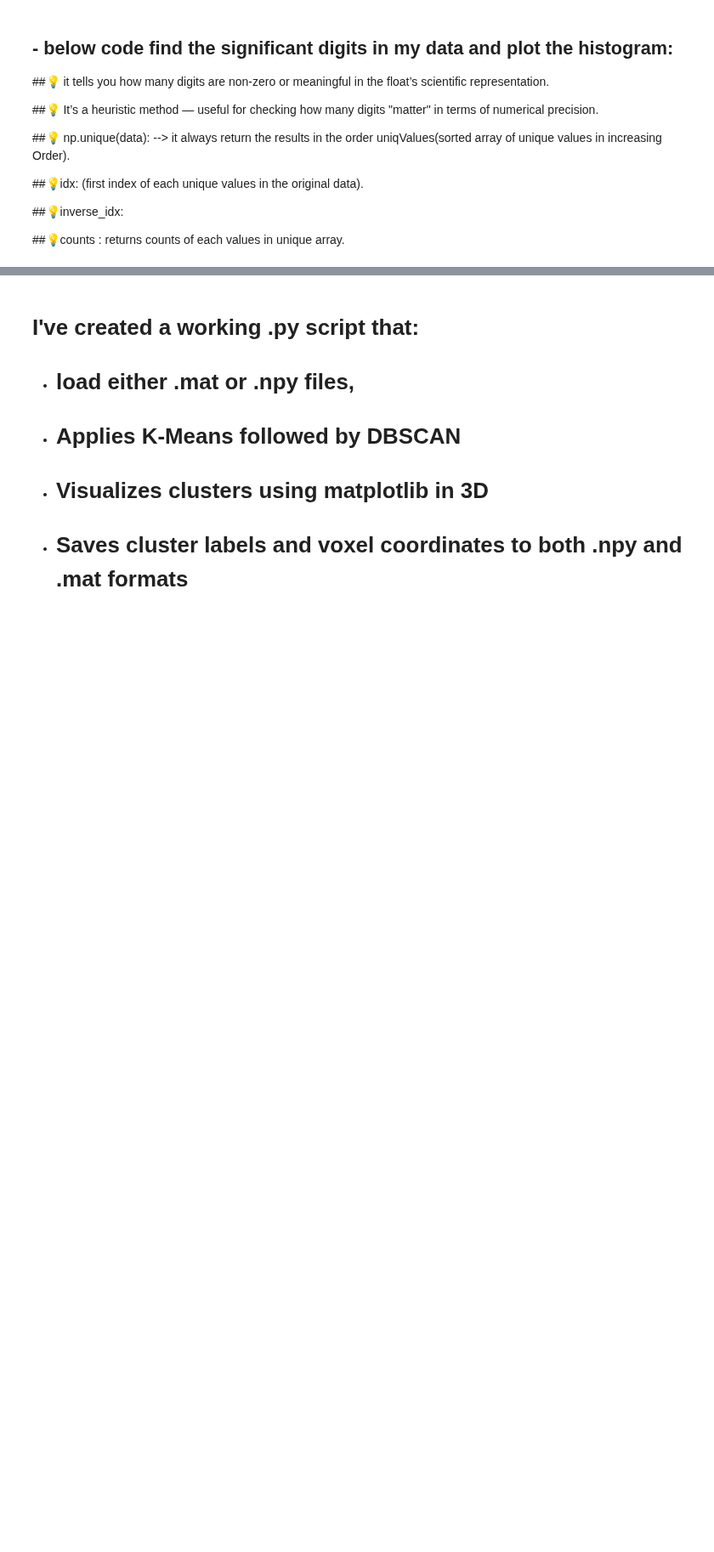
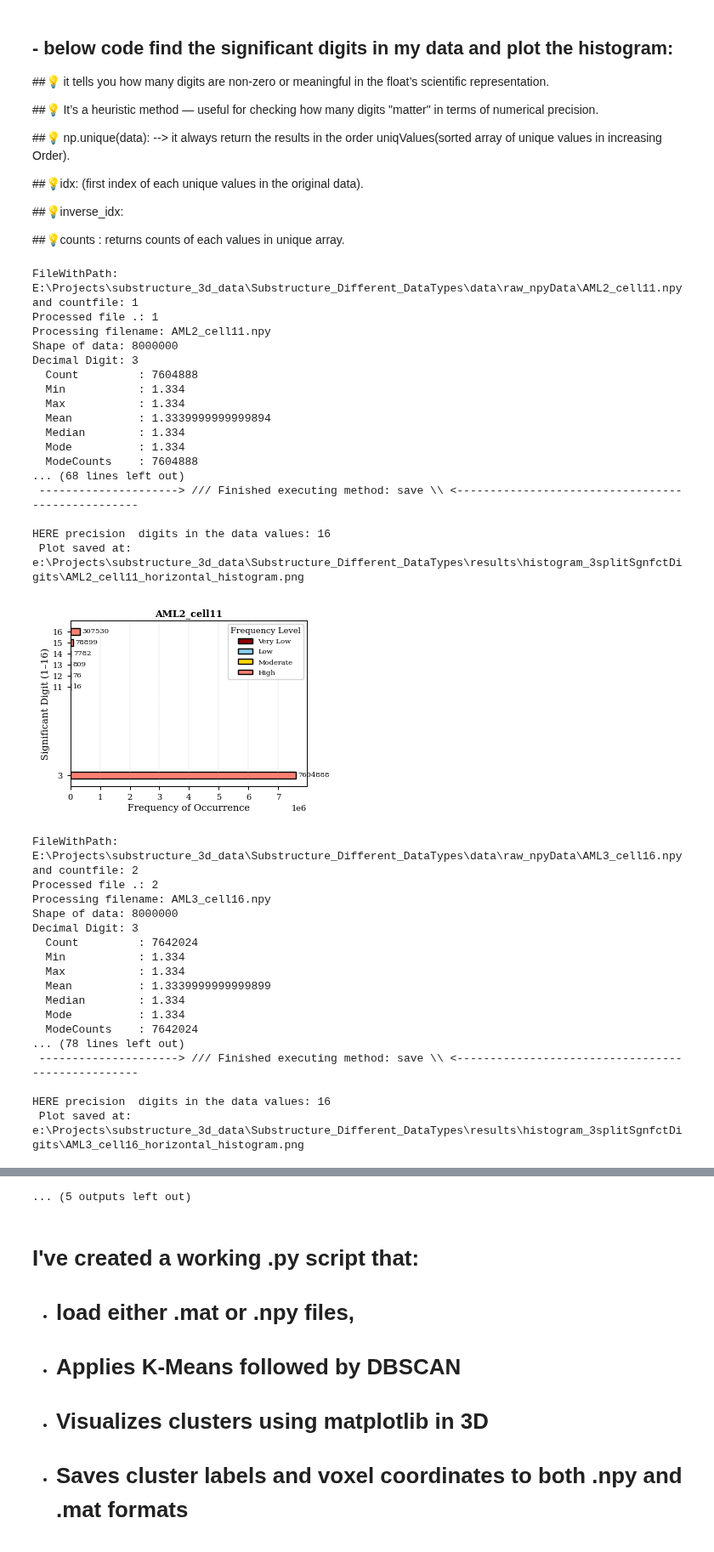
Before and after one commit to mohdrafik/Substructure_Different_DataTypes, a Jupyter notebook: src/main.ipynb, the cells around one changed output, grey strips where cells are left out. Shown at 85% size. Drawn from its saved outputs; the diff is of its cells as text; code cells hidden in the pictures; blank space fills up the shorter version.

Commit message:
again run some part like : decimal significant digits analysis

```diff
--- a/src/main.ipynb
+++ b/src/main.ipynb
@@ -1673,9 +1673,9 @@ for FileWithPath in fpath:
     print(f"Stats and values saved to: {save_path}")
 
 # ---------- !!!!!!!!!!!!!!!!!!!! from here I use continue to avoid further processing ................................ !!!!!!!!!!!!!!!!!
-    if countfile >= 1:   # For ignoring the saving the histogram and its plotting.
-        print(f"will not continue forward from here .....  metdata list")
-        continue
+    # if countfile >= 1:   # For ignoring the saving the histogram and its plotting.
+    #     print(f"will not continue forward from here .....  metdata list")
+    #     continue
 
     metadata_list = [
         {
@@ -1706,44 +1706,80 @@ for FileWithPath in fpath:
     # if countfile >=1:   # for ignoring the saving the histogram and its plotting.
     #     continue
 
-    DataPlotter.plot_histogram_with_annotate_counts(
-        Counts_OFUniqueValues,
-        UniqueValues,
-        title=f"{filename[:-4]}: Annotated Histogram",
-        xlabel=f"Significant Digit (1–{max(UniqueValues)})",
-        ylabel="Normalized Frequency (Fixed Height)",
-        saveplot=False,
-        filename=filename[:-4],
-        save_dir=save_dir,
-        dpi=600  # Publication-ready resolution
-    )
+    # DataPlotter.plot_histogram_with_annotate_counts(
+    #     Counts_OFUniqueValues,
+    #     UniqueValues,
+    #     title=f"{filename[:-4]}: Annotated Histogram",
+    #     xlabel=f"Significant Digit (1–{max(UniqueValues)})",
+    #     ylabel="Normalized Frequency (Fixed Height)",
+    #     saveplot=False,
+    #     filename=filename[:-4],
+    #     save_dir=save_dir,
+    #     dpi=600  # Publication-ready resolution
+    # )
 
 # 2ND -- invoke the function to plot histogram Here HORIZONTAL SPLIT HISTOGRAM : with color coding and annotation
     DataPlotter.plot_horizontal_split_histogram(
         significant_digit_data=significant_digit_data,
-        title=f"{filename[:-4]}: Annotated Histogram",
+        title=f"{filename[:-4]}", # title=f"{filename[:-4]}: Annotated Histogram
         xlabel="Frequency of Occurrence",
         ylabel=f"Significant Digit (1–{max(UniqueValues)})",
-        saveplot=False,
+        saveplot=True,
         filename=filename[:-4],
         save_dir=save_dir1
     )
 
 print(f"Total number of files processed: {countfile} and plot generated for each file if saveplot is True.")
 
 ################################ older version of histogram plot with color coding and annotation ###############
     # plt.figure(figsize=(8, 5))
     # plt.hist(significant_digit_data,bins='auto')
     # plt.title(f"Significant Digit Histogram: {filename}")
     # plt.xlabel(f"Significant Digit (1-{max(UniqueValues)})")
     # plt.ylabel("Frequency")
     # plt.xticks(range(1, max(UniqueValues)+1))
     # plt.grid(True)
     # plt.show()
     # Save the figure
     # hist_path = os.path.join(save_dir, f"{filename[:-4]}_histogram.png")
     # plt.savefig(hist_path)
     # plt.close()
     # Optional: Print most common digit
     # most_common_digit = np.argmax(counts) + 1  # bins are 1-indexed
     # print(f"Most frequent significant digit: {most_common_digit}")
+# %% [output]
+FileWithPath: E:\Projects\substructure_3d_data\Substructure_Different_DataTypes\data\raw_npyData\AML2_cell11.npy and countfile: 1
+Processed file .: 1
+Processing filename: AML2_cell11.npy
+Shape of data: 8000000
+Decimal Digit: 3
+  Count         : 7604888
+  Min           : 1.334
+  Max           : 1.334
+  Mean          : 1.3339999999999894
+  Median        : 1.334
+  Mode          : 1.334
+  ModeCounts    : 7604888
+... (68 lines left out)
+ ---------------------> /// Finished executing method: save \\ <--------------------------------------------------
+
+HERE precision  digits in the data values: 16
+ Plot saved at: e:\Projects\substructure_3d_data\Substructure_Different_DataTypes\results\histogram_3splitSgnfctDigits\AML2_cell11_horizontal_histogram.png
+[figure, added]
+FileWithPath: E:\Projects\substructure_3d_data\Substructure_Different_DataTypes\data\raw_npyData\AML3_cell16.npy and countfile: 2
+Processed file .: 2
+Processing filename: AML3_cell16.npy
+Shape of data: 8000000
+Decimal Digit: 3
+  Count         : 7642024
+  Min           : 1.334
+  Max           : 1.334
+  Mean          : 1.3339999999999899
+  Median        : 1.334
+  Mode          : 1.334
+  ModeCounts    : 7642024
+... (78 lines left out)
+ ---------------------> /// Finished executing method: save \\ <--------------------------------------------------
+
+HERE precision  digits in the data values: 16
+ Plot saved at: e:\Projects\substructure_3d_data\Substructure_Different_DataTypes\results\histogram_3splitSgnfctDigits\AML3_cell16_horizontal_histogram.png
@@ -1749,0 +1859 @@ print(f"Total number of files processed: {countfile} and plot generated for each
+... (5 outputs left out)
```
Also changed, not shown: parts of 2 cells of this notebook.
